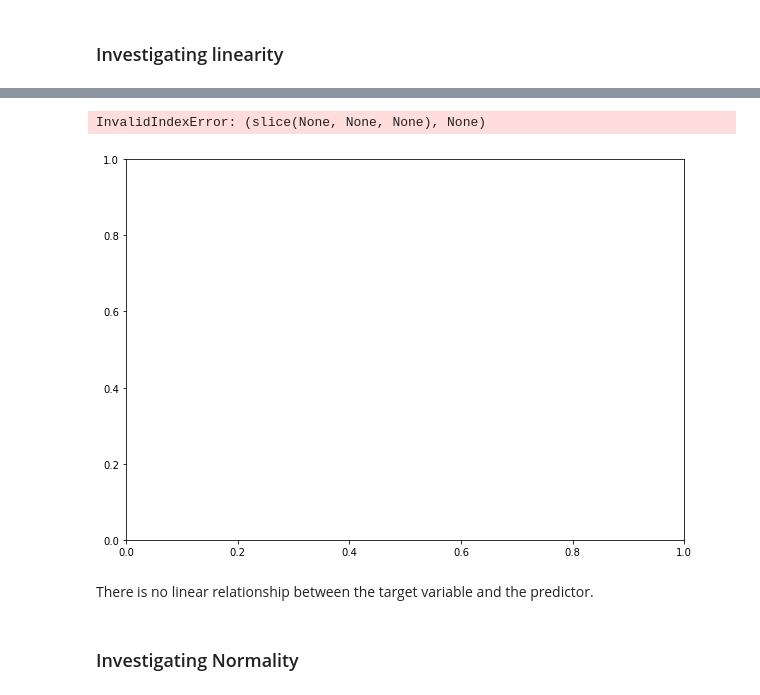
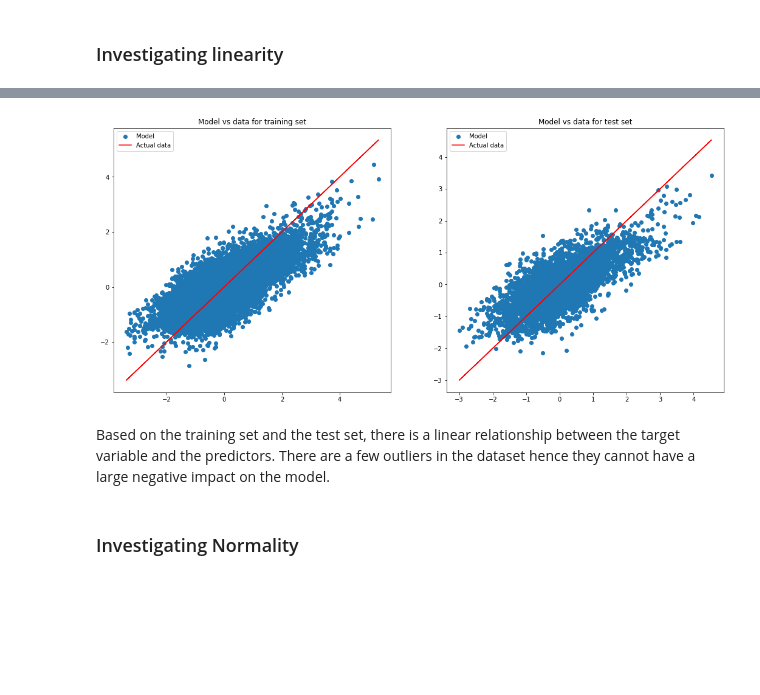
Before and after one commit to Scholarchep/King-County-housing-price-predictions, a Jupyter notebook: student.ipynb, the cells around one changed output, grey strips where cells are left out. Cells and saved outputs as stored; diff of their text form; code cells hidden in the pictures; blank space fills up the shorter version.

```diff
--- a/student.ipynb
+++ b/student.ipynb
@@ -712,12 +690,0 @@ InvalidIndexError: (slice(None, None, None), None)
-# %%
-y_hat_test = second_model.predict(final_X_test)
-fig, ax = plt.subplots(figsize=(10,7))
-perfect_line = np.arange(processed_y_test.min()[0], processed_y_test.max()[0])
-ax.plot(y_test, y_test, linestyle="--", color="red", label="Perfect Fit")
-ax.scatter(processed_y_test, y_hat_test, alpha=0.5)
-ax.set_xlabel("Actual Price")
-ax.set_ylabel("Predicted Price")
-ax.legend();
-# %% [output]
-InvalidIndexError: (slice(None, None, None), None)
-[figure, removed]
@@ -726,5 +691,24 @@ processed_y_test
-# %% [markdown]
-There is no linear relationship between the target variable and the predictor.
+# %%
+# scatter and line plots showing linearity
+y_hat_test = second_model.predict(final_X_test)
+y_hat_train = second_model.predict(final_X_train)
+fig, axes = plt.subplots(ncols=2, figsize = (18,8))
+
+#Train set
+axes[0].scatter(processed_y_train, y_hat_train, label='Model')
+axes[0].plot(processed_y_train['price_log'], processed_y_train['price_log'], label='Actual data', color='red')
+axes[0].set_title('Model vs data for training set')
+axes[0].legend();
+
+# Test set
+axes[1].scatter(processed_y_test, y_hat_test, label='Model')
+axes[1].plot(processed_y_test['price_log'], processed_y_test['price_log'], label='Actual data',  color='red')
+axes[1].set_title('Model vs data for test set')
+axes[1].legend();
+# %% [output]
+[figure, added]
+# %% [markdown]
+Based on the training set and the test set, there is a linear relationship between the target variable and the predictors. There are a few outliers in the dataset hence they cannot have a large negative impact on the model.
 # %% [markdown]
 ### Investigating Normality
 # %%
```
Also changed, not shown: parts of 24 cells of this notebook, 8 other files.
